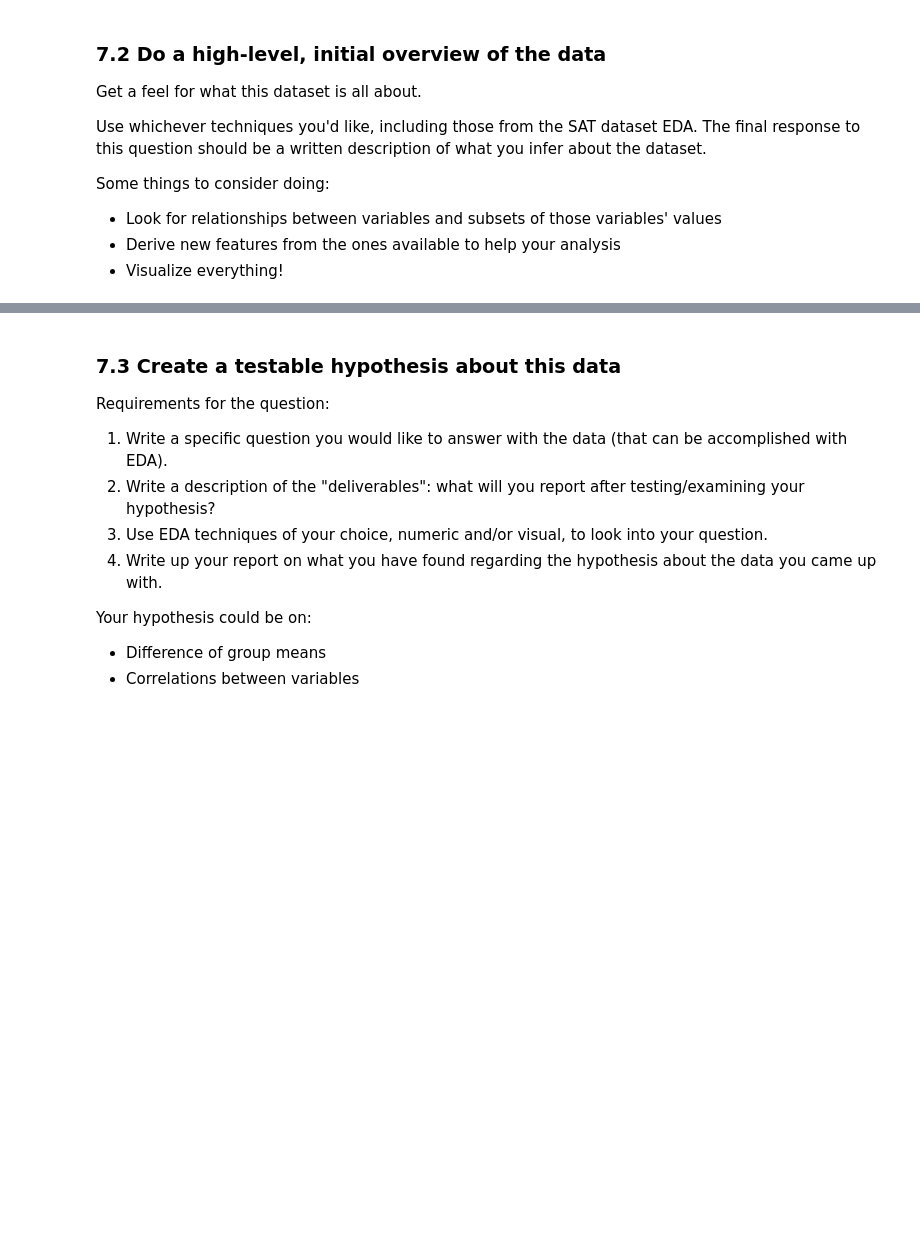
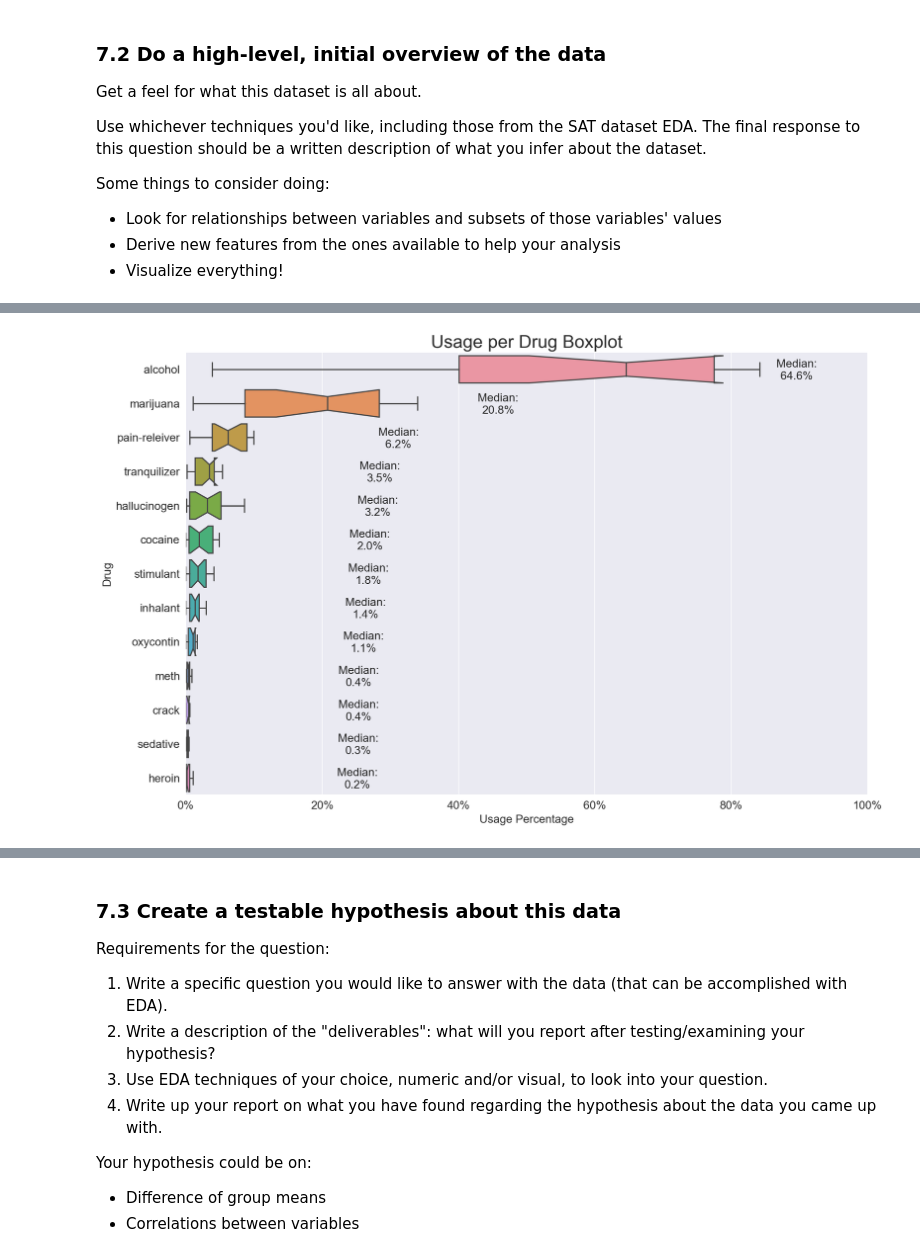
Before and after one commit to Miaowshroom/project2, a Jupyter notebook: project-02-v2-starter-code-seperatetable.ipynb, the cells around one changed output, grey strips where cells are left out. Saved outputs shown, nothing was run; the diff lists cells and outputs as text; code cells hidden in the pictures; blank space fills up the shorter version.

```diff
--- a/project-02-v2-starter-code-seperatetable.ipynb
+++ b/project-02-v2-starter-code-seperatetable.ipynb
@@ -847,0 +890,6 @@ drug_use_age = drug_use.groupby('Age_group').apply(agegroupinfo).sort_values(by=
+# %%
+# going to separate the usage and freqency
+# get column name for usage and frequency of each drug
+col_use = [col for col in drug.columns if '-use' in col]
+col_freq = [col for col in drug.columns if '-frequency' in col]
+col_use,col_freq
@@ -847,0 +914,8 @@ drug_use_age = drug_use.groupby('Age_group').apply(agegroupinfo).sort_values(by=
+# %%
+# get drug use DF
+col_list = ['age', 'age_mean','Age_group', 'n']
+col_list.extend(col_use)
+drug_use = drug[col_list].copy()
+drug_use.columns = [col.replace('-use','') for col in drug_use.columns]
+col_use = drug_use.columns[4:]
+drug_use.head()
@@ -847,0 +1017,18 @@ drug_use_age = drug_use.groupby('Age_group').apply(agegroupinfo).sort_values(by=
+# %%
+# usage boxplot
+fig3, ax3 = plt.subplots(1,1)
+fig3.set_size_inches(15,10)
+plt.title('Usage per Drug Boxplot', size=22)
+medians = drug_use.loc[:,col_use].describe().loc['50%',:].sort_values(ascending=False)
+sns.boxplot(data=drug_use[col_use], ax=ax3, notch=True, orient='h', order=medians.index)
+ax3.set_xlim(0,100)
+plt.ylabel('Drug', fontsize=14)
+plt.xlabel('Usage Percentage', fontsize=14)
+ax3.set_yticklabels(list(medians.index), fontsize=14)
+ax3.set_xticklabels([str(ele)+'%' for ele in list(range(0,101,20))], fontsize=14)
+
+
+for i, tick in enumerate( range(len(ax3.get_yticklabels()))):
+    ax3.text(y = tick+0.3, x=medians.values[i]+25, s = (' Median: \n' + str(medians.values[i]) +'%'), fontsize=14, horizontalalignment='center')
+# %% [output]
+[figure, added]
```
Also changed, not shown: parts of 80 cells of this notebook, 1 other file.
